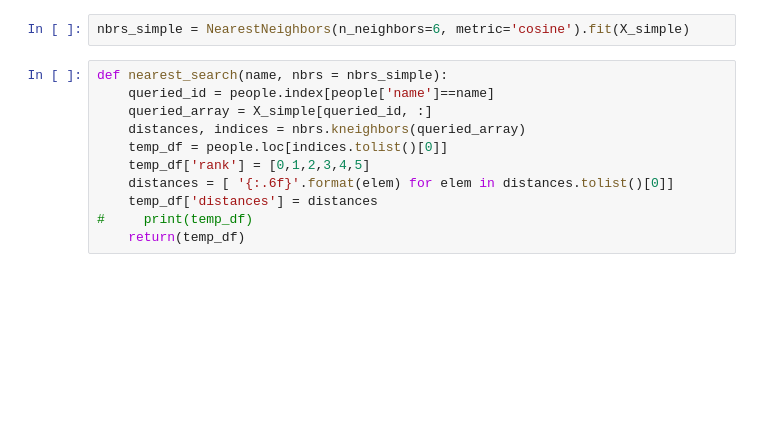
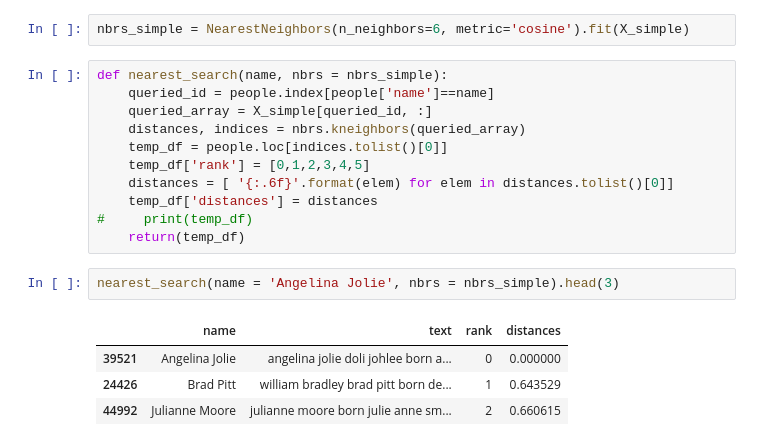
Before and after one commit to RayleighKim/M11_Intro_To_Unsuerpvised_Learning, a Jupyter notebook: 11_1_Intro_to_Unsupervised_Learning_I.ipynb, the cells around one changed output. Cells and saved outputs as stored; diff of their text form; blank space fills up the shorter version.

```diff
--- a/11_1_Intro_to_Unsupervised_Learning_I.ipynb
+++ b/11_1_Intro_to_Unsupervised_Learning_I.ipynb
@@ -237,3 +274,10 @@ def nearest_search(name, nbrs = nbrs_simple):
     temp_df['distances'] = distances
 #     print(temp_df)
     return(temp_df)
+# %%
+nearest_search(name = 'Angelina Jolie', nbrs = nbrs_simple).head(3)
+# %% [output]
+|  | name | text | rank | distances |
+| 39521 | Angelina Jolie | angelina jolie doli johlee born a... | 0 | 0.000000 |
+| 24426 | Brad Pitt | william bradley brad pitt born de... | 1 | 0.643529 |
+| 44992 | Julianne Moore | julianne moore born julie anne sm... | 2 | 0.660615 |
```
Also changed, not shown: parts of 18 cells of this notebook.
